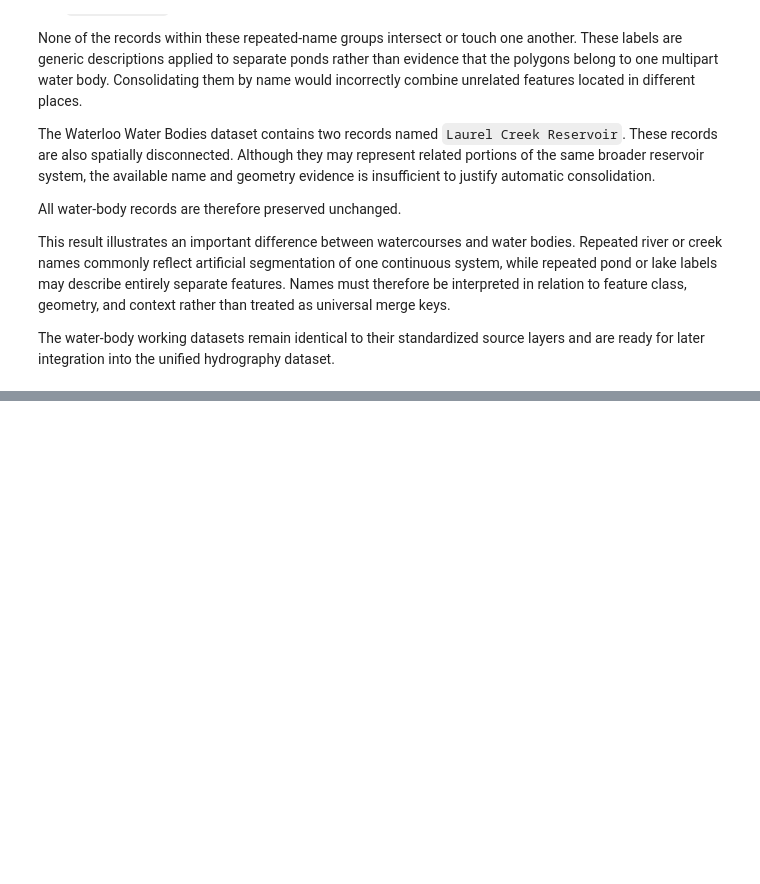
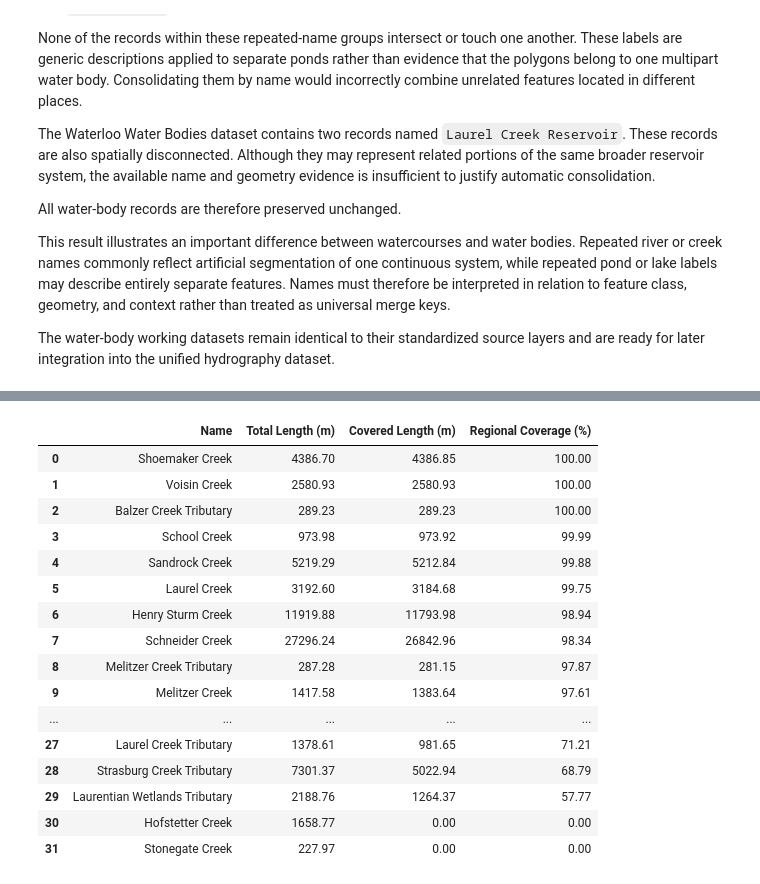
Before and after one commit to BrodyAcquilano/Jupyter-Ecology, a Jupyter notebook: Ecology/notebooks/05_Hydrography/05_02_Hydrography_Data_Integration_and_Validation.ipynb, the cells around one changed output, grey strips where cells are left out. Cells and saved outputs as stored; diff of their text form; code cells hidden in the pictures; blank space fills up the shorter version.

```diff
--- a/Ecology/notebooks/05_Hydrography/05_02_Hydrography_Data_Integration_and_Validation.ipynb
+++ b/Ecology/notebooks/05_Hydrography/05_02_Hydrography_Data_Integration_and_Validation.ipynb
@@ -3701,0 +5458,100 @@ The water-body working datasets remain identical to their standardized source la
+# %%
+# ============================================================
+# Preliminary Coverage by Kitchener Creek
+# ============================================================
+
+kitchener_creek_coverage = (
+    kitchener_creeks_metric[
+        [
+            "Name",
+            "geometry"
+        ]
+    ]
+    .copy()
+)
+
+kitchener_creek_coverage[
+    "Total Length (m)"
+] = (
+    kitchener_creek_coverage
+    .geometry
+    .length
+)
+
+kitchener_creek_coverage[
+    "Covered Length (m)"
+] = (
+    kitchener_creek_coverage
+    .geometry
+    .intersection(
+        regional_tolerance_area
+    )
+    .length
+)
+
+kitchener_creek_coverage[
+    "Regional Coverage (%)"
+] = np.where(
+    kitchener_creek_coverage[
+        "Total Length (m)"
+    ] > 0,
+
+    (
+        kitchener_creek_coverage[
+            "Covered Length (m)"
+        ]
+        / kitchener_creek_coverage[
+            "Total Length (m)"
+        ]
+        * 100
+    ),
+
+    0
+)
+
+kitchener_creek_coverage = (
+    kitchener_creek_coverage
+    .drop(columns="geometry")
+    .sort_values(
+        by="Regional Coverage (%)",
+        ascending=False
+    )
+    .reset_index(drop=True)
+)
+
+kitchener_creek_coverage[
+    [
+        "Total Length (m)",
+        "Covered Length (m)",
+        "Regional Coverage (%)"
+    ]
+] = (
+    kitchener_creek_coverage[
+        [
+            "Total Length (m)",
+            "Covered Length (m)",
+            "Regional Coverage (%)"
+        ]
+    ]
+    .round(2)
+)
+
+display(kitchener_creek_coverage)
+# %% [output]
+|  | Name | Total Length (m) | Covered Length (m) | Regional Coverage (%) |
+| 0 | Shoemaker Creek | 4386.70 | 4386.85 | 100.00 |
+| 1 | Voisin Creek | 2580.93 | 2580.93 | 100.00 |
+| 2 | Balzer Creek Tributary | 289.23 | 289.23 | 100.00 |
+| 3 | School Creek | 973.98 | 973.92 | 99.99 |
+| 4 | Sandrock Creek | 5219.29 | 5212.84 | 99.88 |
+| 5 | Laurel Creek | 3192.60 | 3184.68 | 99.75 |
+| 6 | Henry Sturm Creek | 11919.88 | 11793.98 | 98.94 |
+| 7 | Schneider Creek | 27296.24 | 26842.96 | 98.34 |
+| 8 | Melitzer Creek Tributary | 287.28 | 281.15 | 97.87 |
+| 9 | Melitzer Creek | 1417.58 | 1383.64 | 97.61 |
+| ... | ... | ... | ... | ... |
+| 27 | Laurel Creek Tributary | 1378.61 | 981.65 | 71.21 |
+| 28 | Strasburg Creek Tributary | 7301.37 | 5022.94 | 68.79 |
+| 29 | Laurentian Wetlands Tributary | 2188.76 | 1264.37 | 57.77 |
+| 30 | Hofstetter Creek | 1658.77 | 0.00 | 0.00 |
+| 31 | Stonegate Creek | 227.97 | 0.00 | 0.00 |
```
Also changed, not shown: parts of 47 cells of this notebook.
